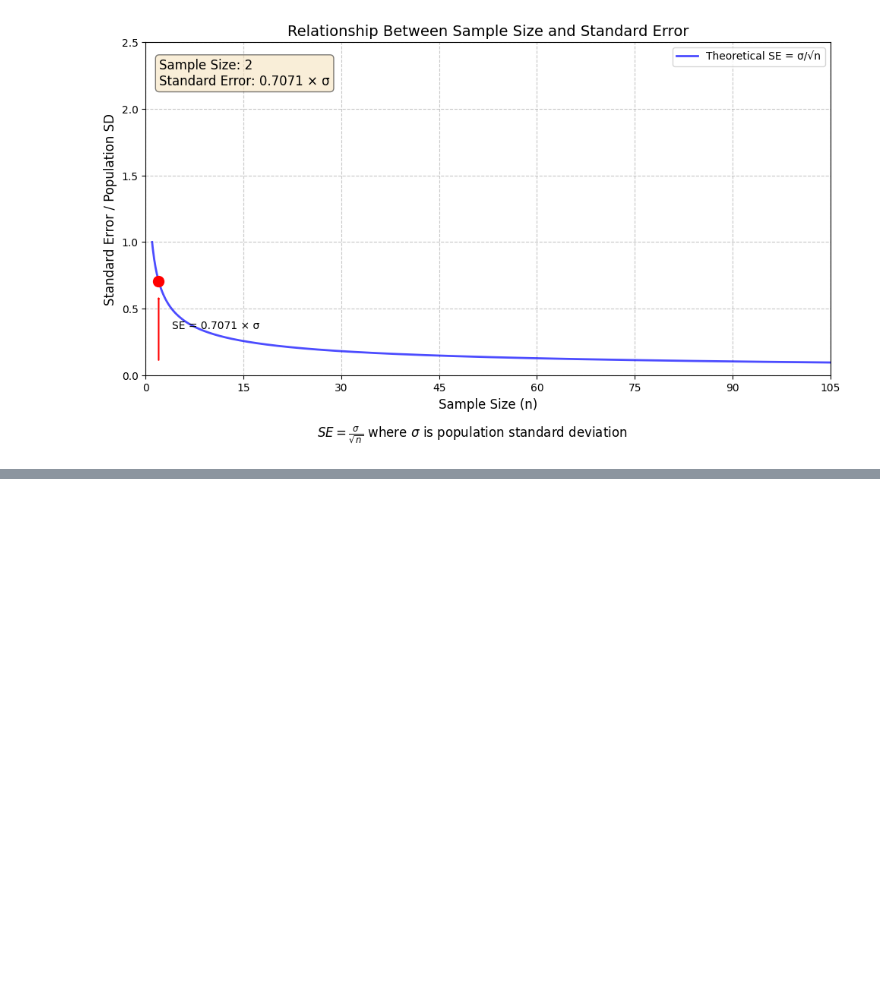
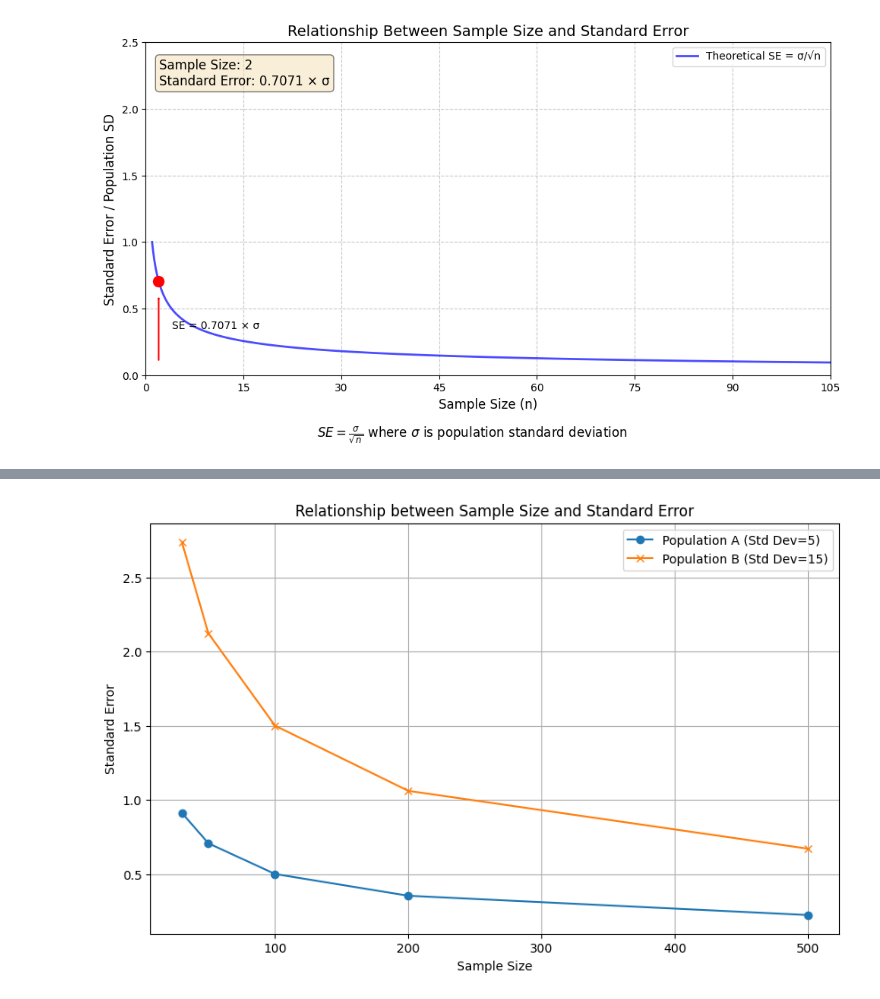
Before and after one commit to yoshiwatanabe/python-test, a Jupyter notebook: stats/standard_error.ipynb, the cells around one changed output, grey strips where cells are left out. Saved outputs shown, nothing was run; the diff lists cells and outputs as text; code cells hidden in the pictures; blank space fills up the shorter version.

```diff
--- a/stats/standard_error.ipynb
+++ b/stats/standard_error.ipynb
@@ -128,0 +149,27 @@ ani.save('standard_error1.gif', writer='pillow', fps=10)
+# %%
+import numpy as np
+import matplotlib.pyplot as plt
+
+# Population parameters
+mean = 70  # Population mean (common)
+std_A = 5  # Standard deviation of population A
+std_B = 15 # Standard deviation of population B
+
+# Sample sizes
+sample_sizes = np.array([30, 50, 100, 200, 500])
+
+# Calculate and plot standard errors
+se_A = std_A / np.sqrt(sample_sizes)
+se_B = std_B / np.sqrt(sample_sizes)
+
+plt.figure(figsize=(10, 6))
+plt.plot(sample_sizes, se_A, marker='o', linestyle='-', label='Population A (Std Dev=5)')
+plt.plot(sample_sizes, se_B, marker='x', linestyle='-', label='Population B (Std Dev=15)')
+plt.xlabel('Sample Size')
+plt.ylabel('Standard Error')
+plt.title('Relationship between Sample Size and Standard Error')
+plt.grid(True)
+plt.legend()
+plt.show()
+# %% [output]
+[figure, added]
```
Also changed, not shown: parts of 2 cells of this notebook.
